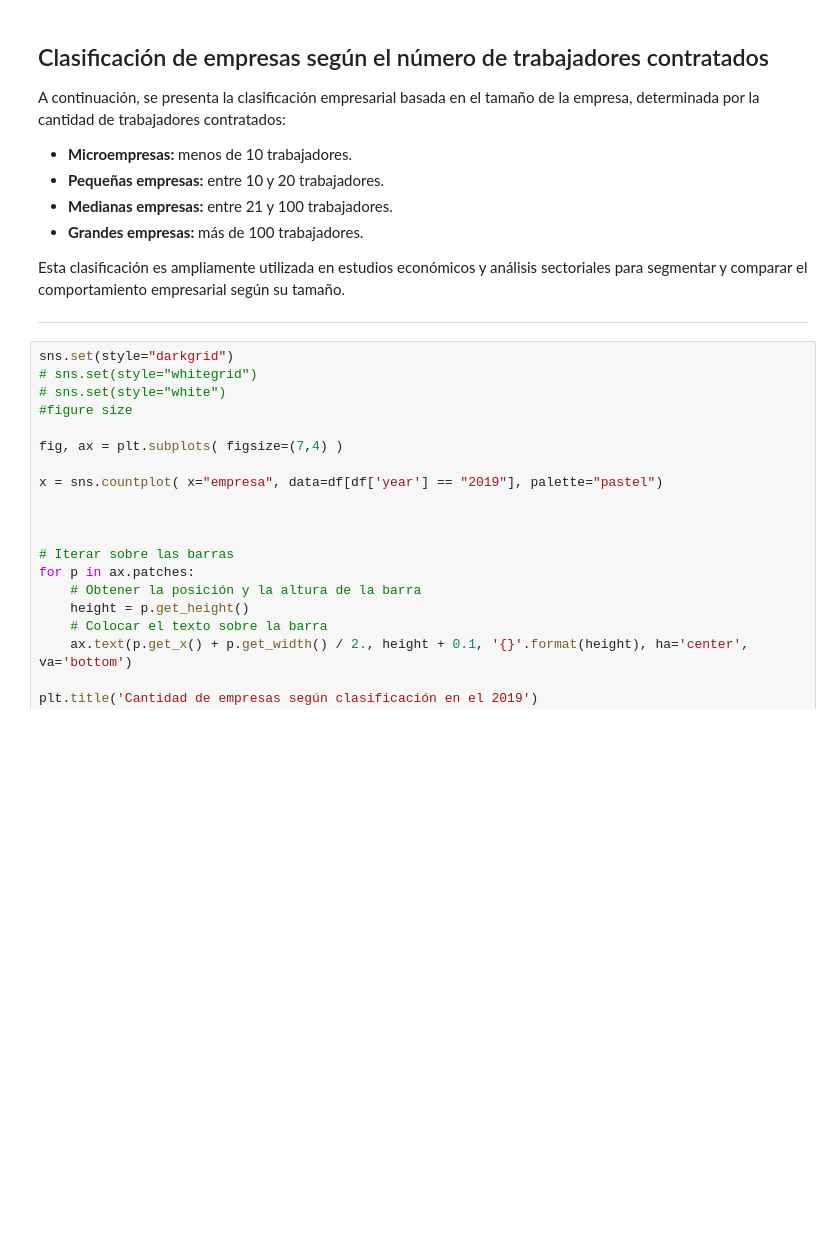
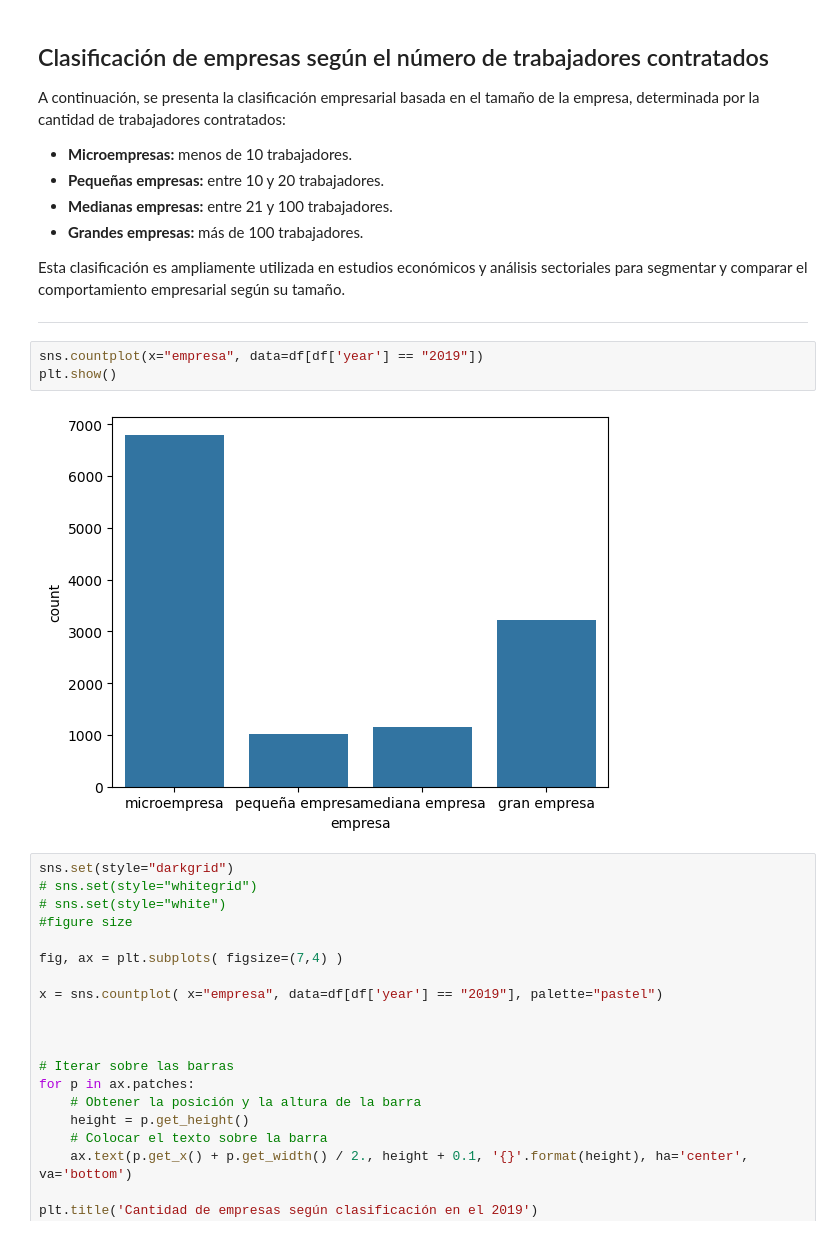
Before and after one commit to JonathanRosasV/PythonBasico2, a Jupyter notebook: Clase_1/python2_clase-1_lab.ipynb, the cells around one changed output. Cells and saved outputs as stored; diff of their text form; blank space fills up the shorter version.

```diff
--- a/Clase_1/python2_clase-1_lab.ipynb
+++ b/Clase_1/python2_clase-1_lab.ipynb
@@ -121,6 +125,11 @@ A continuación, se presenta la clasificación empresarial basada en el tamaño
 Esta clasificación es ampliamente utilizada en estudios económicos y análisis sectoriales para segmentar y comparar el comportamiento empresarial según su tamaño.
 
 ---
+# %%
+sns.countplot(x="empresa", data=df[df['year'] == "2019"])
+plt.show()
+# %% [output]
+[figure, added]
 # %%
 sns.set(style="darkgrid")
 # sns.set(style="whitegrid")
```
Also changed, not shown: parts of 12 cells of this notebook.
